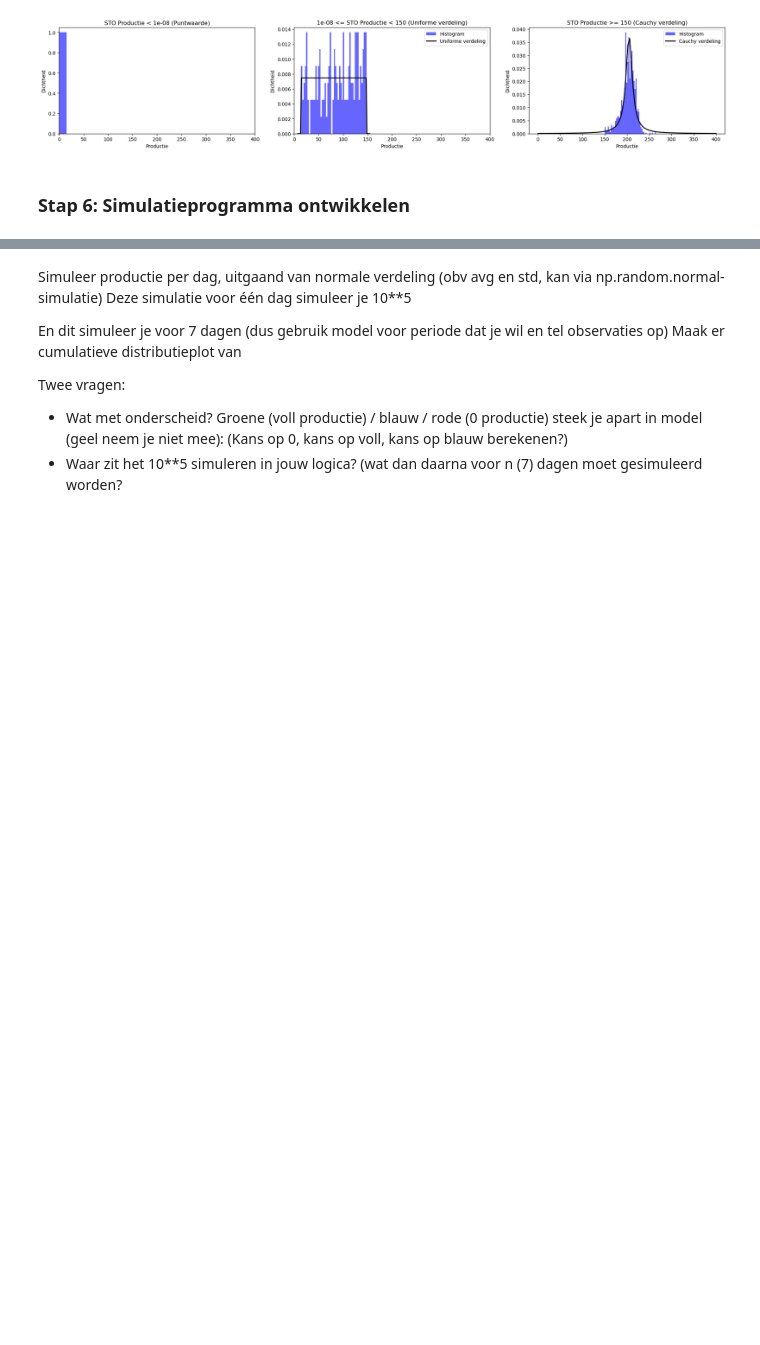
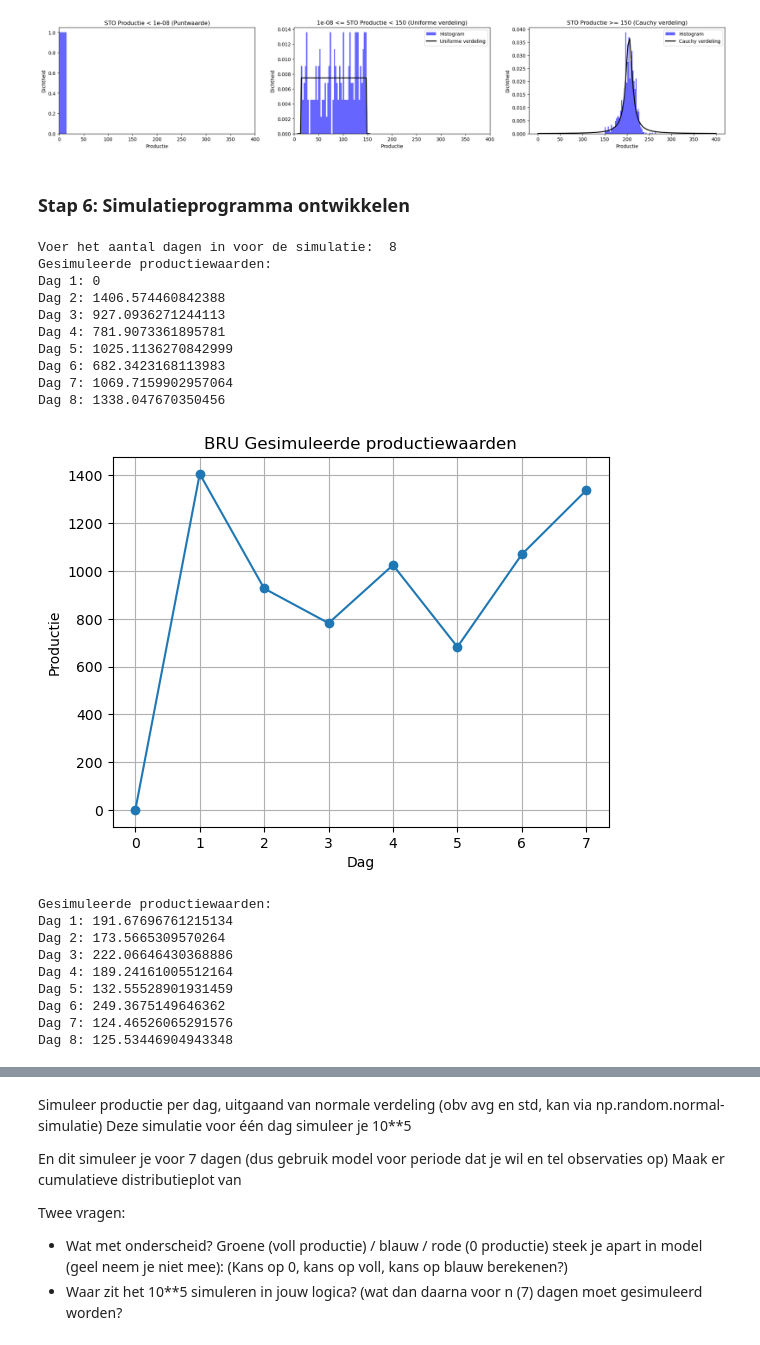
Before and after one commit to craftyraf/project-productie-proces, a Jupyter notebook: notebooks/Deel 1 - productieproces.ipynb, the cells around one changed output, grey strips where cells are left out. Saved outputs shown, nothing was run; the diff lists cells and outputs as text; code cells hidden in the pictures; blank space fills up the shorter version.

Commit message:
Deel 1 - stap 6 met nieuwe functies 'simulate_production' + make_a_chart def 'line_chart_daily_production'

```diff
--- a/notebooks/Deel 1 - productieproces.ipynb
+++ b/notebooks/Deel 1 - productieproces.ipynb
@@ -337,0 +293,47 @@ plt.show()
+# %%
+# Vraag de gebruiker om de duur van de simulatie (n dagen)
+n = int(input("Voer het aantal dagen in voor de simulatie: "))
+
+# Verkrijg de unieke locaties
+unique_locations = combined_df_cleaned['location'].unique()
+
+for i, loc in enumerate(unique_locations):
+    # Filter de data voor de huidige locatie
+    location = unique_locations[i]
+    loc_data = combined_df_cleaned[combined_df_cleaned['location'] == location]['production']
+
+    # Parameters voor de normaalverdeling (gemiddelde en standaarddeviatie)
+    mean, std = stats.norm.fit(loc_data) #data_combined_df_cleaned)
+
+    # Simuleer de productie
+    simulated_data = simulate_production(n, mean, std)
+
+    # Toon de gesimuleerde productiewaarden
+    print("Gesimuleerde productiewaarden:")
+    for i, value in enumerate(simulated_data, 1):
+        print(f"Dag {i}: {value}")
+
+    # Maak een chart
+    chart_title = "Gesimuleerde productiewaarden"
+    line_chart_daily_production(simulated_data, location, chart_title)
+# %% [output]
+Voer het aantal dagen in voor de simulatie:  8
+Gesimuleerde productiewaarden:
+Dag 1: 0
+Dag 2: 1406.574460842388
+Dag 3: 927.0936271244113
+Dag 4: 781.9073361895781
+Dag 5: 1025.1136270842999
+Dag 6: 682.3423168113983
+Dag 7: 1069.7159902957064
+Dag 8: 1338.047670350456
+[figure, added]
+Gesimuleerde productiewaarden:
+Dag 1: 191.67696761215134
+Dag 2: 173.5665309570264
+Dag 3: 222.06646430368886
+Dag 4: 189.24161005512164
+Dag 5: 132.55528901931459
+Dag 6: 249.3675149646362
+Dag 7: 124.46526065291576
+Dag 8: 125.53446904943348
```
Also changed, not shown: parts of 4 cells of this notebook, 2 other files.
